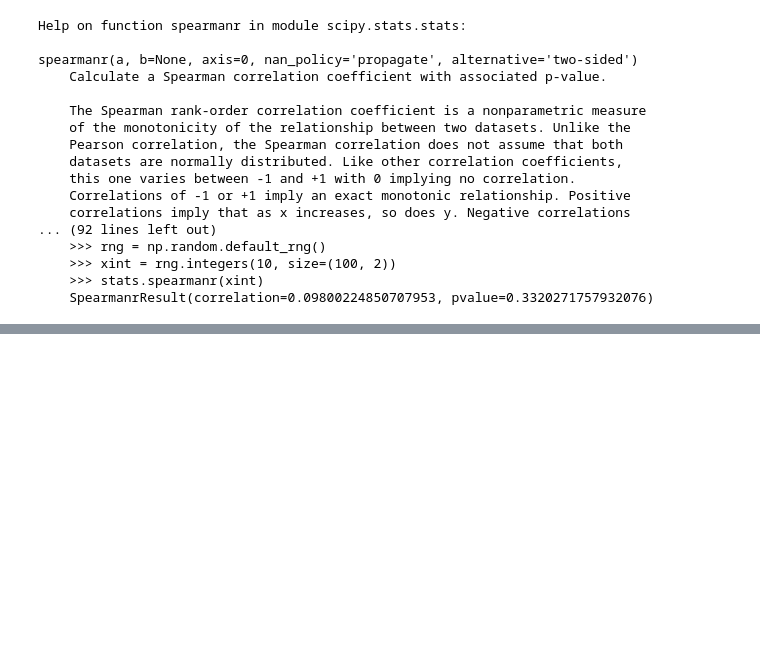
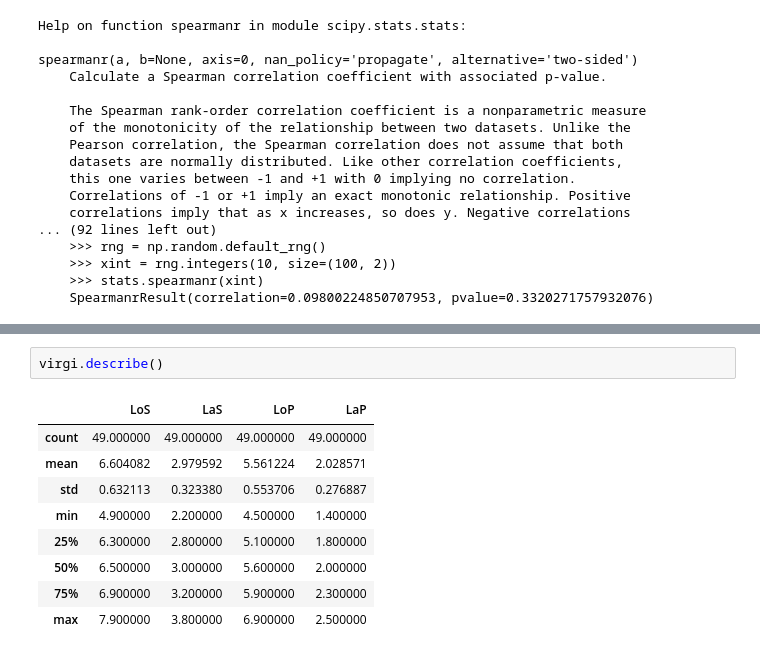
Before and after one commit to kolekeita/Travaux-pratiques-en-Machine-Learning, a Jupyter notebook: Iris_Fleur/Untitled.ipynb, the cells around one changed output, grey strips where cells are left out. Cells and saved outputs as stored; diff of their text form; blank space fills up the shorter version.

```diff
--- a/Iris_Fleur/Untitled.ipynb
+++ b/Iris_Fleur/Untitled.ipynb
@@ -325,0 +426,12 @@ Dt
+# %%
+virgi.describe()
+# %% [output]
+|  | LoS | LaS | LoP | LaP |
+| count | 49.000000 | 49.000000 | 49.000000 | 49.000000 |
+| mean | 6.604082 | 2.979592 | 5.561224 | 2.028571 |
+| std | 0.632113 | 0.323380 | 0.553706 | 0.276887 |
+| min | 4.900000 | 2.200000 | 4.500000 | 1.400000 |
+| 25% | 6.300000 | 2.800000 | 5.100000 | 1.800000 |
+| 50% | 6.500000 | 3.000000 | 5.600000 | 2.000000 |
+| 75% | 6.900000 | 3.200000 | 5.900000 | 2.300000 |
+| max | 7.900000 | 3.800000 | 6.900000 | 2.500000 |
```
Also changed, not shown: parts of 26 cells of this notebook.
